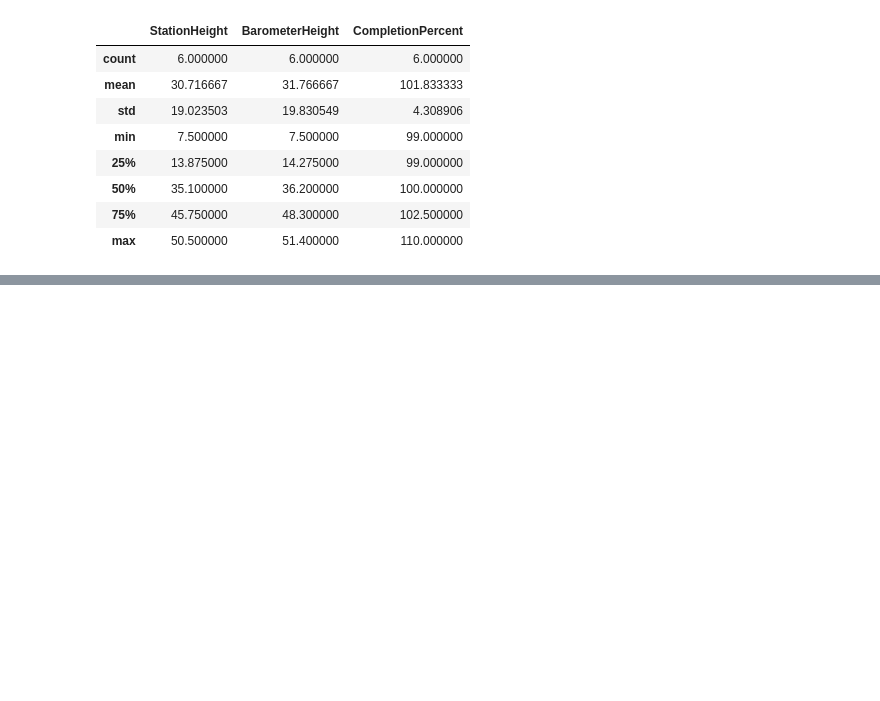
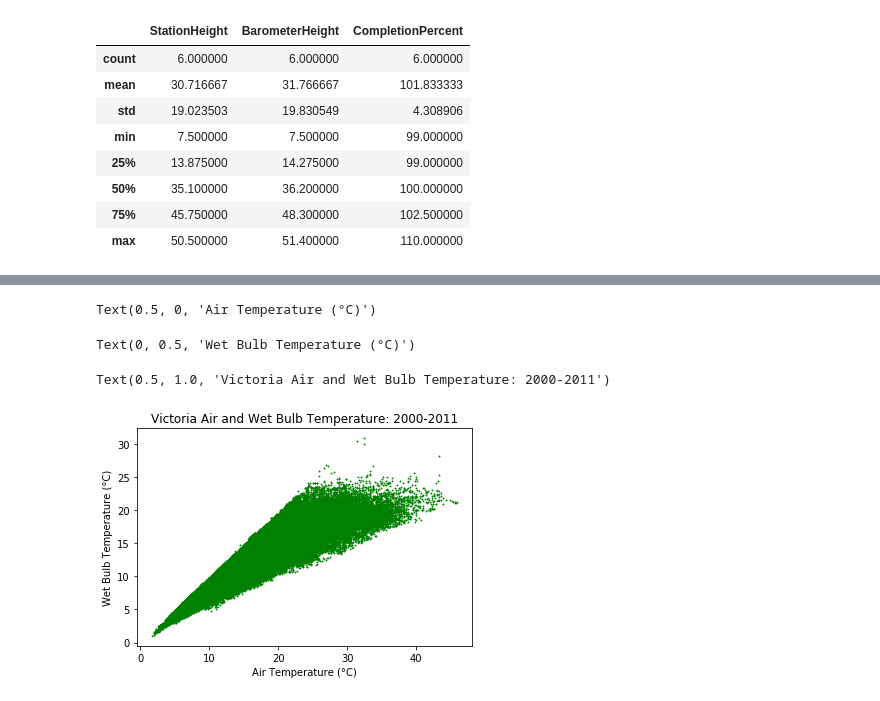
Before and after one commit to KamWithK/Temp2Enrgy, a Jupyter notebook: src/Graphs and Stats.ipynb, the cells around one changed output, grey strips where cells are left out. Drawn from its saved outputs; the diff is of its cells as text; code cells hidden in the pictures; blank space fills up the shorter version.

```diff
--- a/src/Graphs and Stats.ipynb
+++ b/src/Graphs and Stats.ipynb
@@ -436,0 +160,11 @@ data.groupby("Region").get_group("SA")["2018-06-01"]["TotalDemand"].plot(ax=axes
+# %%
+ax = data.groupby("Region").get_group("VIC")["2000":"2011"].plot(kind="scatter",x="AirTemperature", y="WetBulbTemperature",  marker= "*", s=1, color= "green")
+ax.set_xlabel('Air Temperature (°C)')
+ax.set_ylabel("Wet Bulb Temperature (°C)")
+ax.set_title('Victoria Air and Wet Bulb Temperature: 2000-2011')
+plt.show()
+# %% [output]
+Text(0.5, 0, 'Air Temperature (°C)')
+Text(0, 0.5, 'Wet Bulb Temperature (°C)')
+Text(0.5, 1.0, 'Victoria Air and Wet Bulb Temperature: 2000-2011')
+[figure, added]
```
Also changed, not shown: parts of 68 cells of this notebook.
